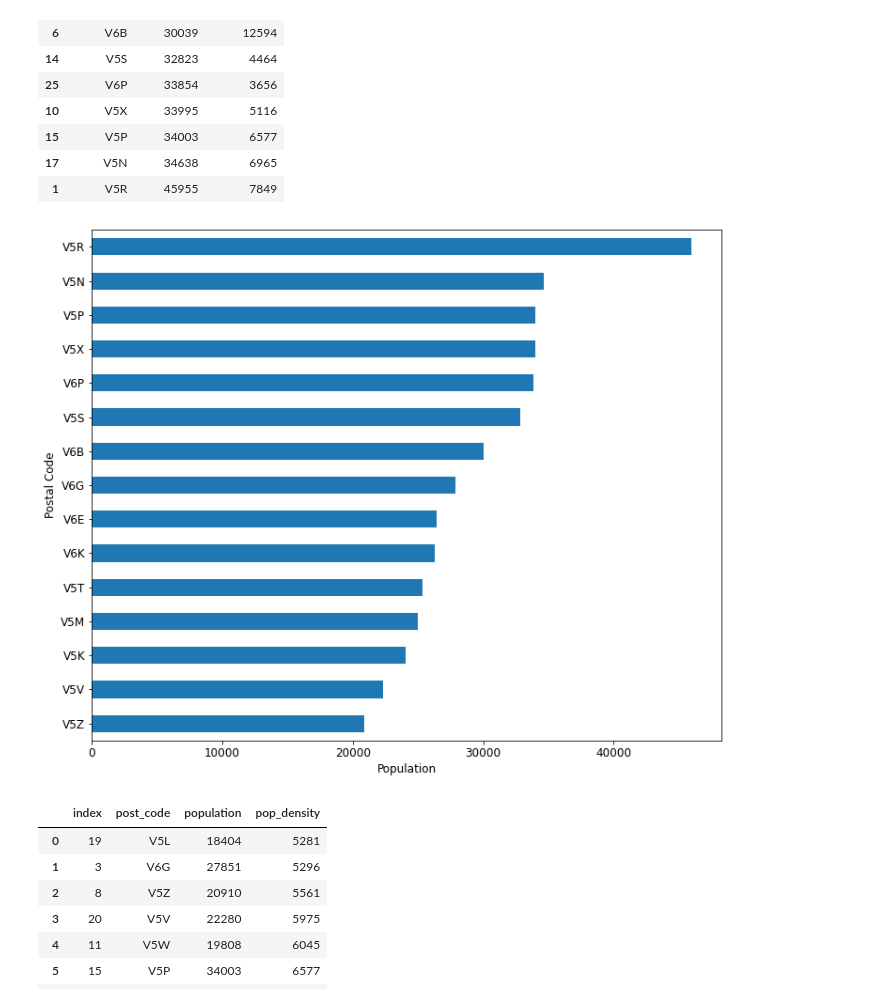
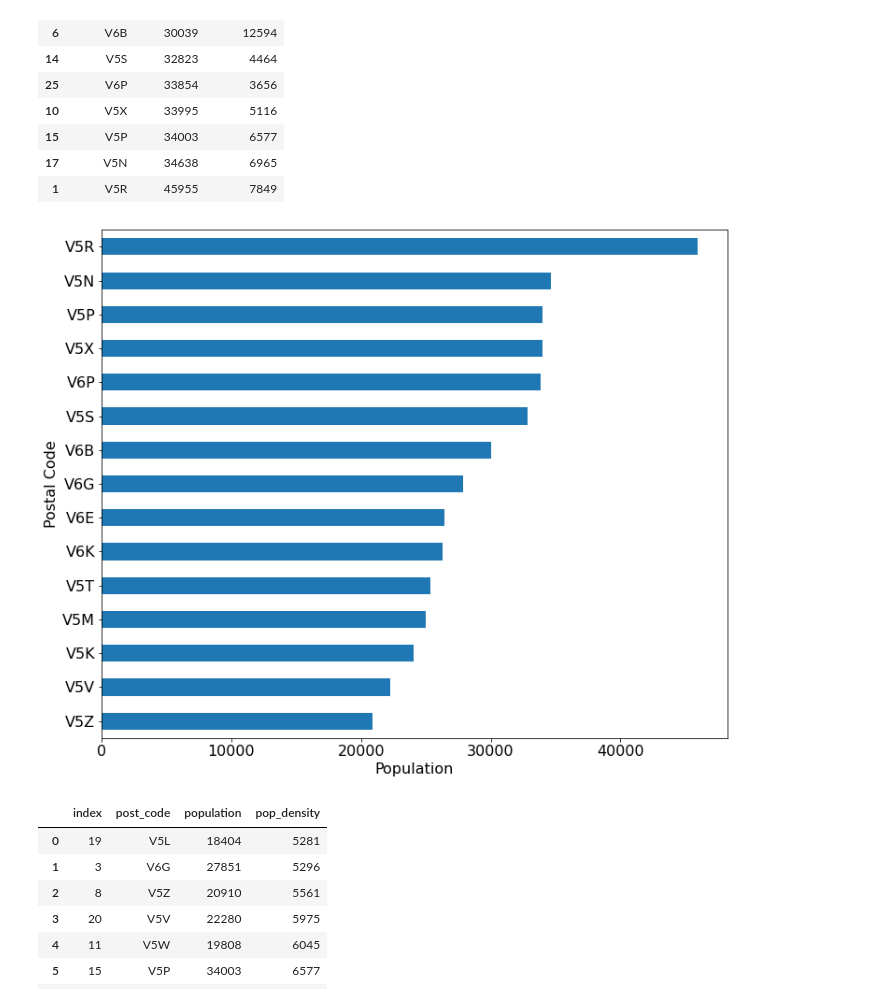
Before and after one commit to dprossi/Capstone_Project_IBM_Data_Science, a Jupyter notebook: Applied_Data_Science_Capstone_Project_Vancouver.ipynb, the cells around one changed output. Cells and saved outputs as stored; diff of their text form; code cells hidden in the pictures.

```diff
--- a/Applied_Data_Science_Capstone_Project_Vancouver.ipynb
+++ b/Applied_Data_Science_Capstone_Project_Vancouver.ipynb
@@ -802,14 +802,14 @@ df_pop_and_dense_multi_2_sort_pop
 # %%
 # plot postal code by population
 ax = df_pop_and_dense_multi_2_sort_pop.plot.barh(x='post_code', y='population', figsize=(12,10), legend=False)
 #ax = df_pop_and_dense_multi_2.plot.barh(x='neighborhood', y='total_venues', figsize=(12,10), legend=False)
-plt.xticks(fontsize=12)
-plt.yticks(fontsize=12)
-plt.xlabel('Population', fontsize=12)
-plt.ylabel('Postal Code', fontsize=12)
+plt.xticks(fontsize=16)
+plt.yticks(fontsize=16)
+plt.xlabel('Population', fontsize=16)
+plt.ylabel('Postal Code', fontsize=16)
 plt.show()
 # %% [output]
-[figure, old version]
+[figure, new version]
 # %%
 # sort by density
 df_pop_and_dense_multi_2_sort_dense = df_pop_and_dense_multi_2.sort_values('pop_density', ascending=True).tail(15)
```
Also changed, not shown: parts of 14 cells of this notebook.
